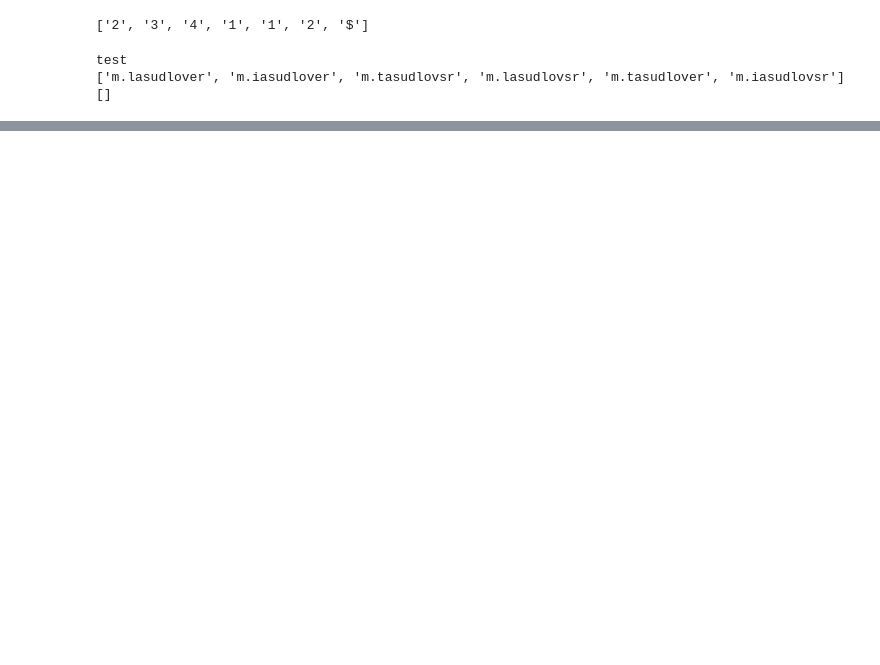
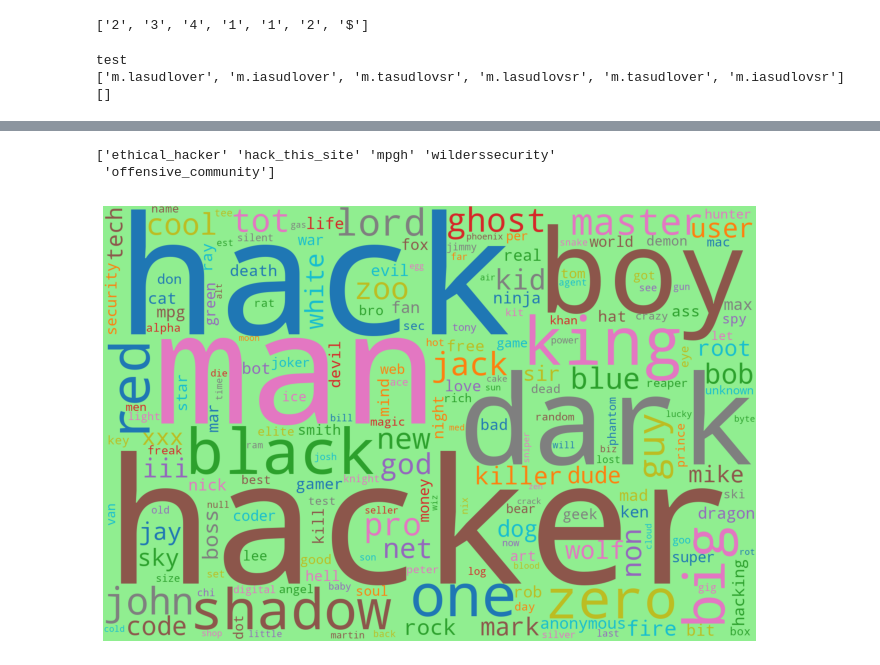
Before and after one commit to mmasu012/lognum, a Jupyter notebook: properties_username/stats_18_03_22.ipynb, the cells around one changed output, grey strips where cells are left out. Cells and saved outputs as stored; diff of their text form; code cells hidden in the pictures; blank space fills up the shorter version.

```diff
--- a/properties_username/stats_18_03_22.ipynb
+++ b/properties_username/stats_18_03_22.ipynb
@@ -79,3 +22,7 @@ dtype: int64
+# %%
+words_found = ''
+normal_words_found = ''
+slangified_words_found = ''
 # %%
 slangification_map={
     '0': ['o'],
@@ -351,0 +706,28 @@ list(find_all_indices("lover", "toym.iasudlov.erlover"))
+# %%
+print(result_data['forum_name'].unique())
+# %% [output]
+['ethical_hacker' 'hack_this_site' 'mpgh' 'wilderssecurity'
+ 'offensive_community']
+# %%
+# print(words_found)
+
+import matplotlib.pyplot as plt
+def draw_wordcloud(wordcloud, size):
+    plt.figure(figsize = size)
+    plt.imshow(wordcloud)
+    plt.axis("off")
+
+from wordcloud import WordCloud, STOPWORDS
+import random
+# %%
+wordcloud = WordCloud(width = 1500,
+                      height = 1000,
+                      random_state = 42,
+                      collocations = False,
+                      background_color = 'lightgreen',
+                      colormap = 'tab10',
+                      stopwords = STOPWORDS).generate(words_found)
+
+draw_wordcloud(wordcloud, (12,8))
+# %% [output]
+[figure, added]
```
Also changed, not shown: parts of 36 cells of this notebook, 20 other files.
